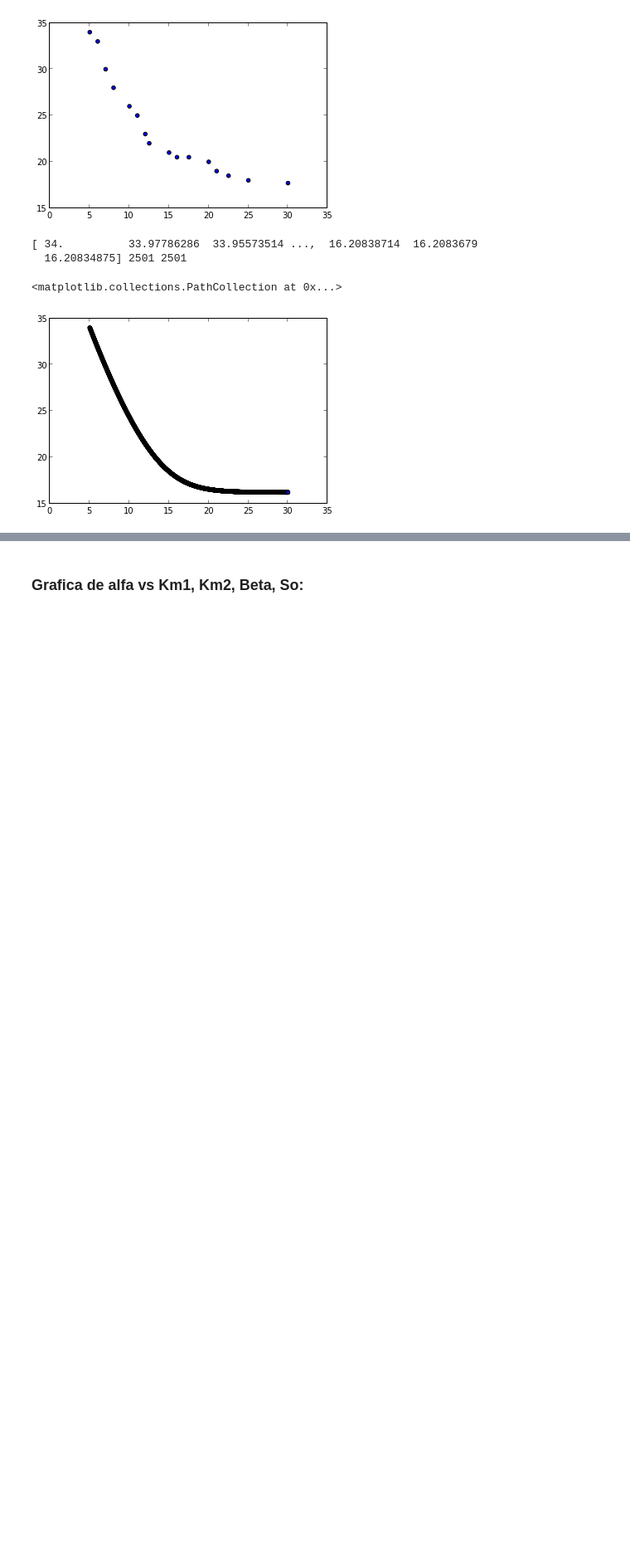
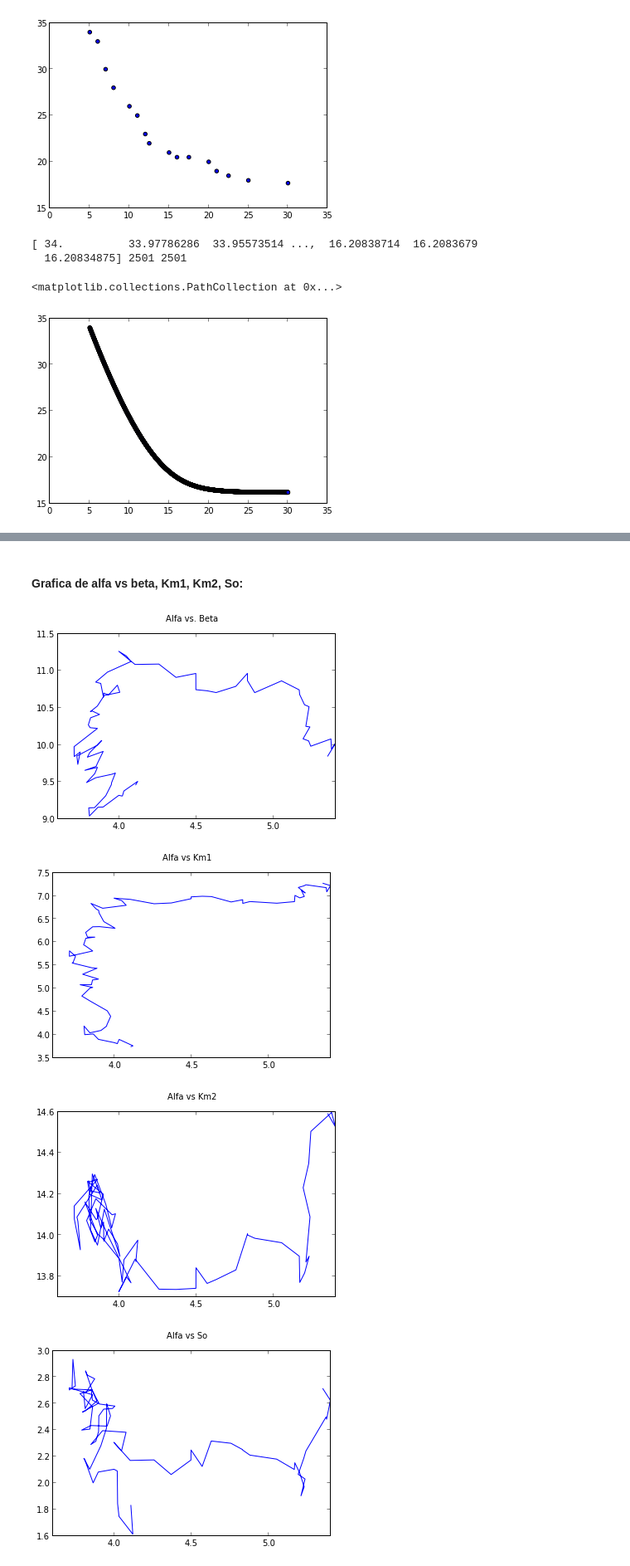
Before and after one commit to nana0220/Tarea_8, a Jupyter notebook: Tarea8.ipynb, the cells around one changed output, grey strips where cells are left out. Shown at 83% size. Drawn from its saved outputs; the diff is of its cells as text; code cells hidden in the pictures; blank space fills up the shorter version.

Commit message:
algo de graficas

```diff
--- a/Tarea8.ipynb
+++ b/Tarea8.ipynb
@@ -195,3 +200,33 @@ print chimin
 # %% [markdown]
-### Grafica de alfa vs Km1, Km2, Beta, So:
+#### Grafica de alfa vs beta, Km1, Km2, So:
+# %%
+plt.ion()
+plt.figure('1')
+plt.rc('lines', linewidth = 1)
+plt.rc('font', size = 10)
+plt.suptitle('Alfa vs. Beta')
+plt.plot(alfa_walk,beta_walk)
+plt.legend(loc=2)
+
+
+plt.figure('2')
+plt.suptitle('Alfa vs Km1')
+plt.plot(alfa_walk,Km1_walk)
+plt.legend(loc=2)
+
+plt.figure('3')
+plt.suptitle('Alfa vs Km2')
+plt.plot(alfa_walk,Km2_walk)
+plt.legend(loc=2)
+
+
+plt.figure('4')
+plt.suptitle('Alfa vs So')
+plt.plot(alfa_walk,So_walk)
+plt.legend(loc=2)
+# %% [output]
+[figure, added]
+[figure, added]
+[figure, added]
+[figure, added]
 # %% [markdown]
```
Also changed, not shown: parts of 15 cells of this notebook.
